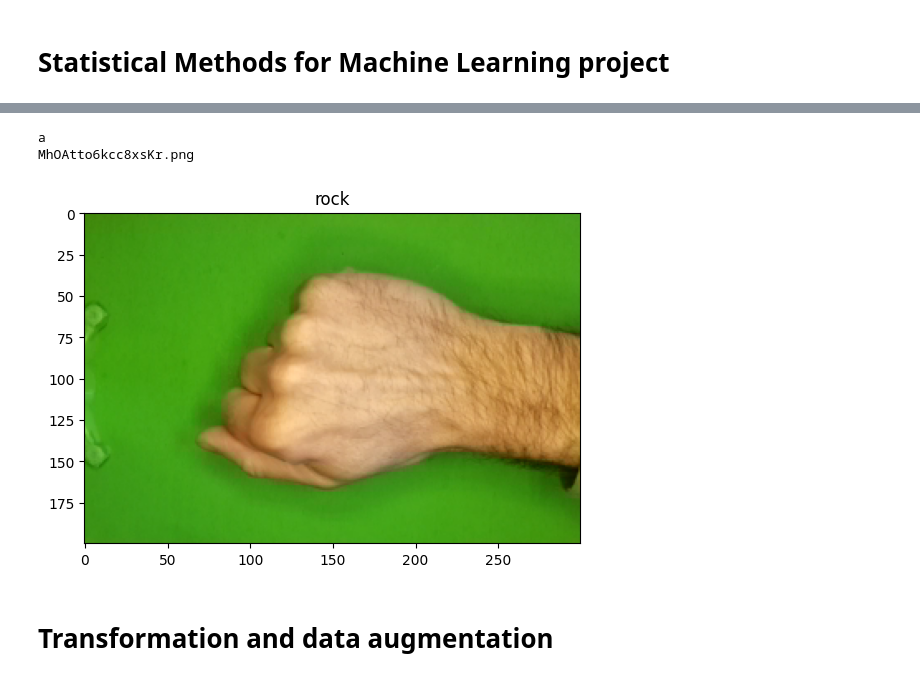
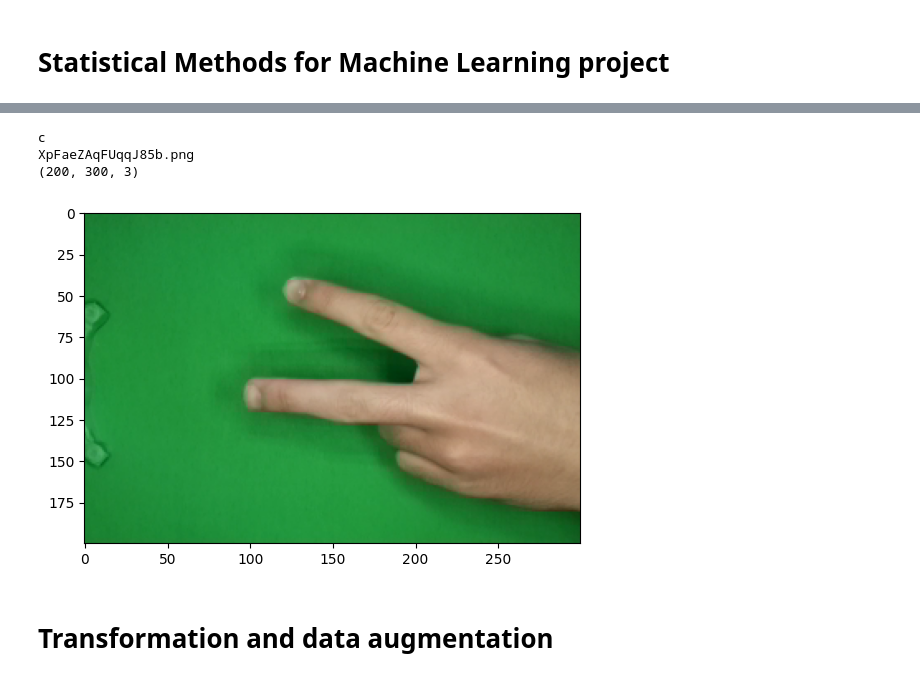
Before and after one commit to prometheus404/sm4ml_proj, a Jupyter notebook: rockpaperscissors.ipynb, the cells around one changed output, grey strips where cells are left out. Saved outputs shown, nothing was run; the diff lists cells and outputs as text; code cells hidden in the pictures.

```diff
--- a/rockpaperscissors.ipynb
+++ b/rockpaperscissors.ipynb
@@ -50,15 +53,17 @@ Path to dataset files: /home/prometheus/.cache/kagglehub/datasets/drgfreeman/roc
 # %%
 plt.figure()
 print(random.choice(['a','b','c']))
 folder = os.path.join(path, random.choice(['rock','paper','scissors']))
 img_name = random.choice(os.listdir(folder))
 print(img_name)
-plt.imshow(io.imread(os.path.join(folder,img_name)))
-plt.title('rock')
+img = io.imread(os.path.join(folder,img_name))
+print( img.shape)
+plt.imshow(img)
 plt.show()
 # %% [output]
-a
-MhOAtto6kcc8xsKr.png
+c
+XpFaeZAqFUqqJ85b.png
+(200, 300, 3)
-[figure, old version]
+[figure, new version]
 # %% [markdown]
 # Transformation and data augmentation
```
Also changed, not shown: parts of 10 cells of this notebook.
